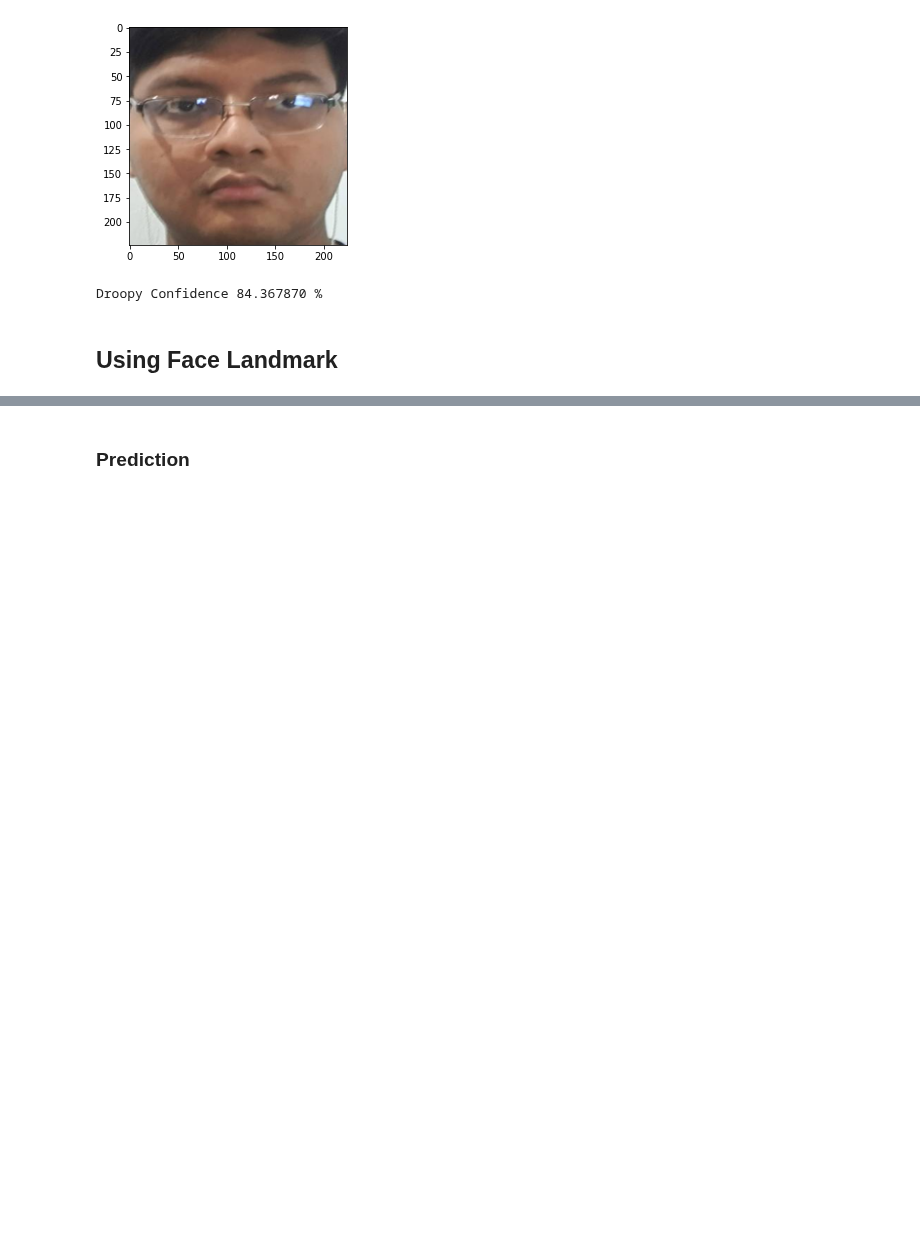
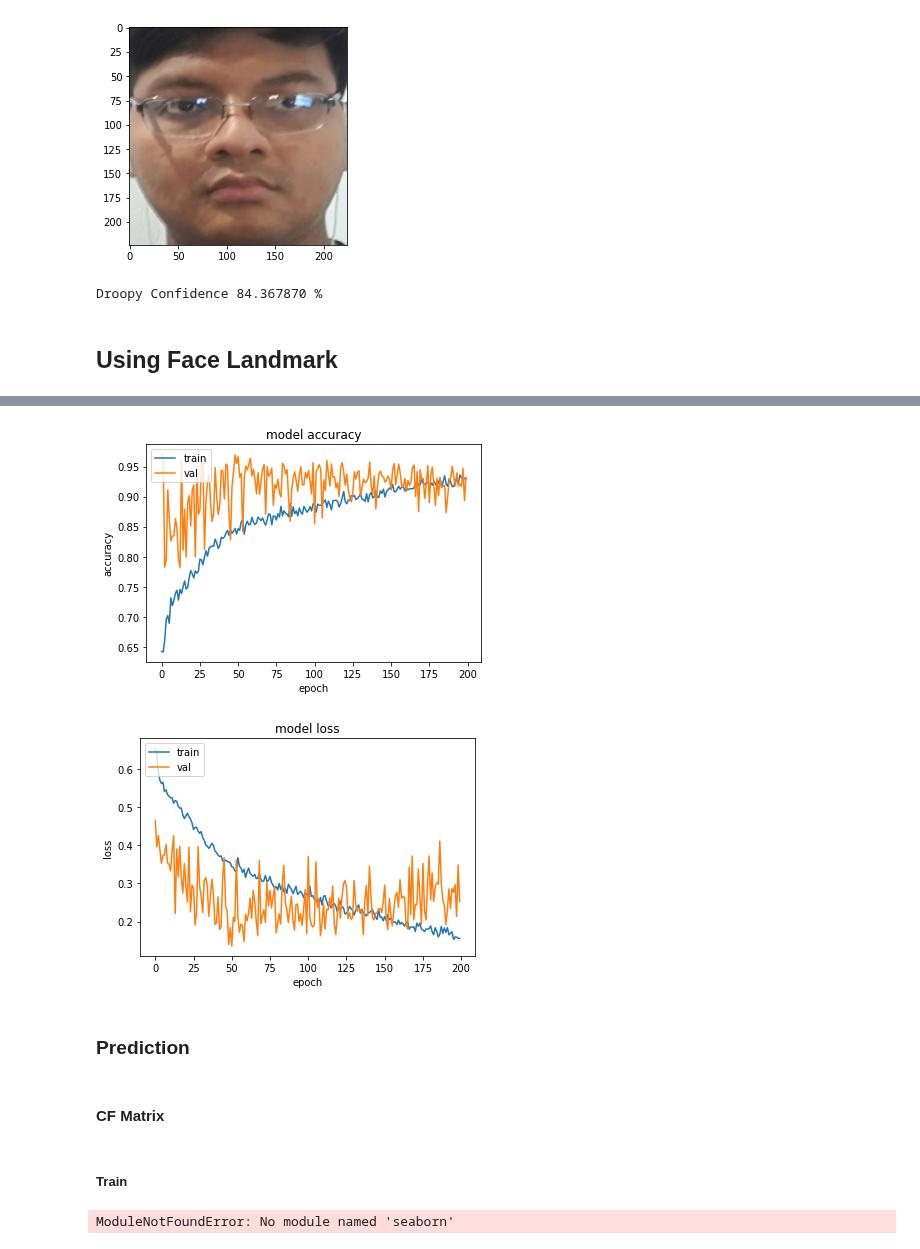
Before and after one commit to andre002wp/Face-Drooping-detection, a Jupyter notebook: main.ipynb, the cells around one changed output, grey strips where cells are left out. Saved outputs shown, nothing was run; the diff lists cells and outputs as text; code cells hidden in the pictures; blank space fills up the shorter version.

```diff
--- a/main.ipynb
+++ b/main.ipynb
@@ -18,17 +26,17 @@ NUM_OF_TRAIN_SAMPLES = 1842
 NUM_OF_VAL_SAMPLES = 4171
 BATCH_SIZE = 32
 
-train_datagen = ImageDataGenerator(rescale = 1./255,
-                                    rotation_range = 20,
-                                    horizontal_flip = True,
-                                    fill_mode = 'wrap')
+train_datagen = tf.keras.preprocessing.image.ImageDataGenerator(rescale = 1./255,
+                                                                rotation_range = 20,
+                                                                horizontal_flip = True,
+                                                                fill_mode = 'wrap')
 
 train_generator = train_datagen.flow_from_directory(directory=train_dir,
                                                     batch_size=32,
                                                     class_mode='binary',
                                                     target_size=(224, 224))
 
-val_datagen = ImageDataGenerator(rescale = 1./255)
+val_datagen = tf.keras.preprocessing.image.ImageDataGenerator(rescale = 1./255)
 
 validation_generator = val_datagen.flow_from_directory(directory=val_dir,
                                                     batch_size=32,
@@ -530,3 +513,22 @@ Epoch 200/200
+# %%
+plt.figure()
+plt.plot(history_train.history['accuracy'])
+plt.plot(history_train.history['val_accuracy'])
+plt.title('model accuracy')
+plt.ylabel('accuracy')
+plt.xlabel('epoch')
+plt.legend(['train', 'val'], loc='upper left')
+plt.figure()
+plt.plot(history_train.history['loss'])
+plt.plot(history_train.history['val_loss'])
+plt.title('model loss')
+plt.ylabel('loss')
+plt.xlabel('epoch')
+plt.legend(['train', 'val'], loc='upper left')
+plt.show()
+# %% [output]
+[figure, added]
+[figure, added]
 # %% [markdown]
 ### Prediction
 # %%
@@ -546,3 +548,32 @@ def getFaceLandmark(fileitem):
         for face_landmarks in results.multi_face_landmarks:
           landmark = clearLandmark(face_landmarks)
     return landmark
+# %% [markdown]
+#### CF Matrix
+# %% [markdown]
+##### Train
+# %%
+from sklearn.metrics import classification_report, confusion_matrix
+import seaborn as sns
+
+def classified(x):
+    if x<0.5:
+        return 0
+    else:
+        return 1
+
+y_pred = []
+prediction = model.predict(x_train,verbose = 0)
+y_pred = [classified(x) for x in prediction]
+cm = confusion_matrix(y_train, y_pred)
+cmn = cm.astype('float') / cm.sum(axis=1)[:, np.newaxis]
+fig, ax = plt.subplots(figsize=(10,10))
+sns.heatmap(cmn, annot=True, fmt='.2f')
+plt.ylabel('Actual')
+plt.xlabel('Predicted')
+plt.show(block=False)
+print('Classification Report')
+target_names = ['droopy', 'normal']
+print(classification_report(y_train, y_pred, target_names=target_names))
+# %% [output]
+ModuleNotFoundError: No module named 'seaborn'
```
Also changed, not shown: parts of 32 cells of this notebook, 41 other files.
